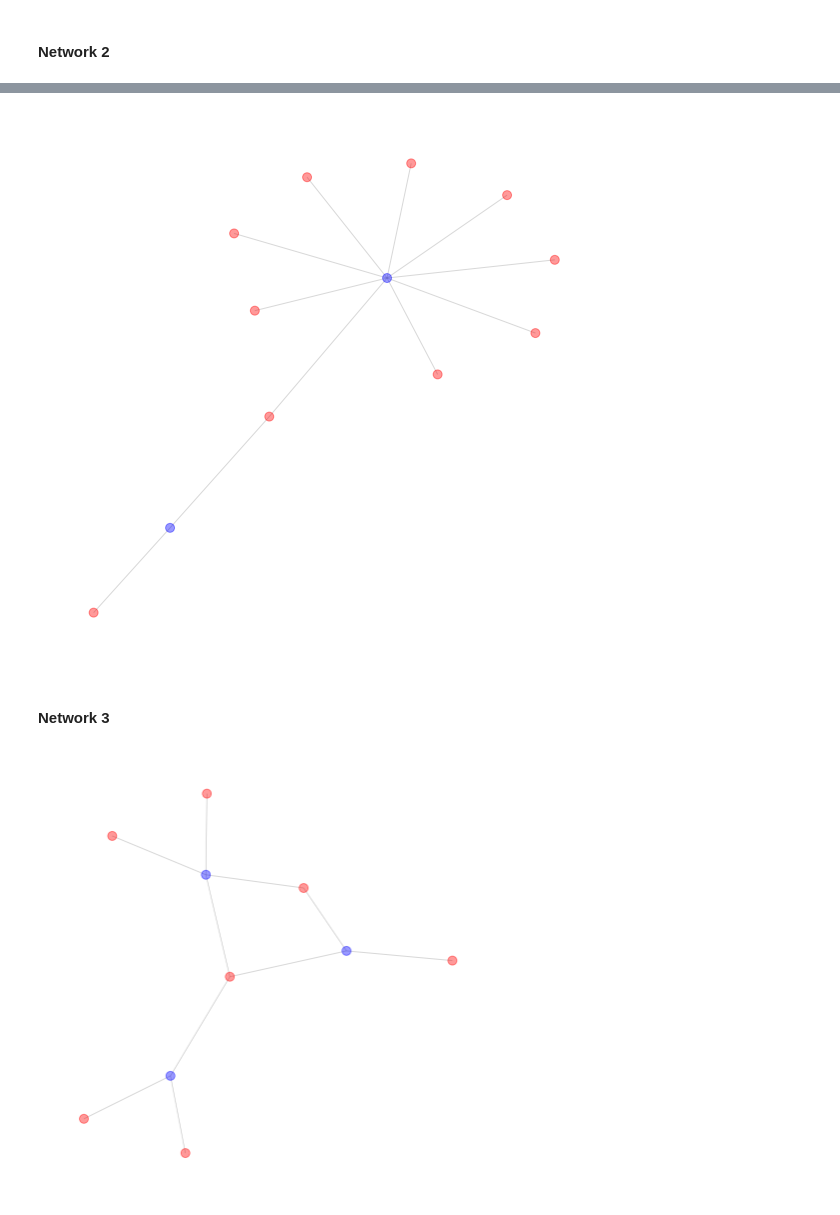
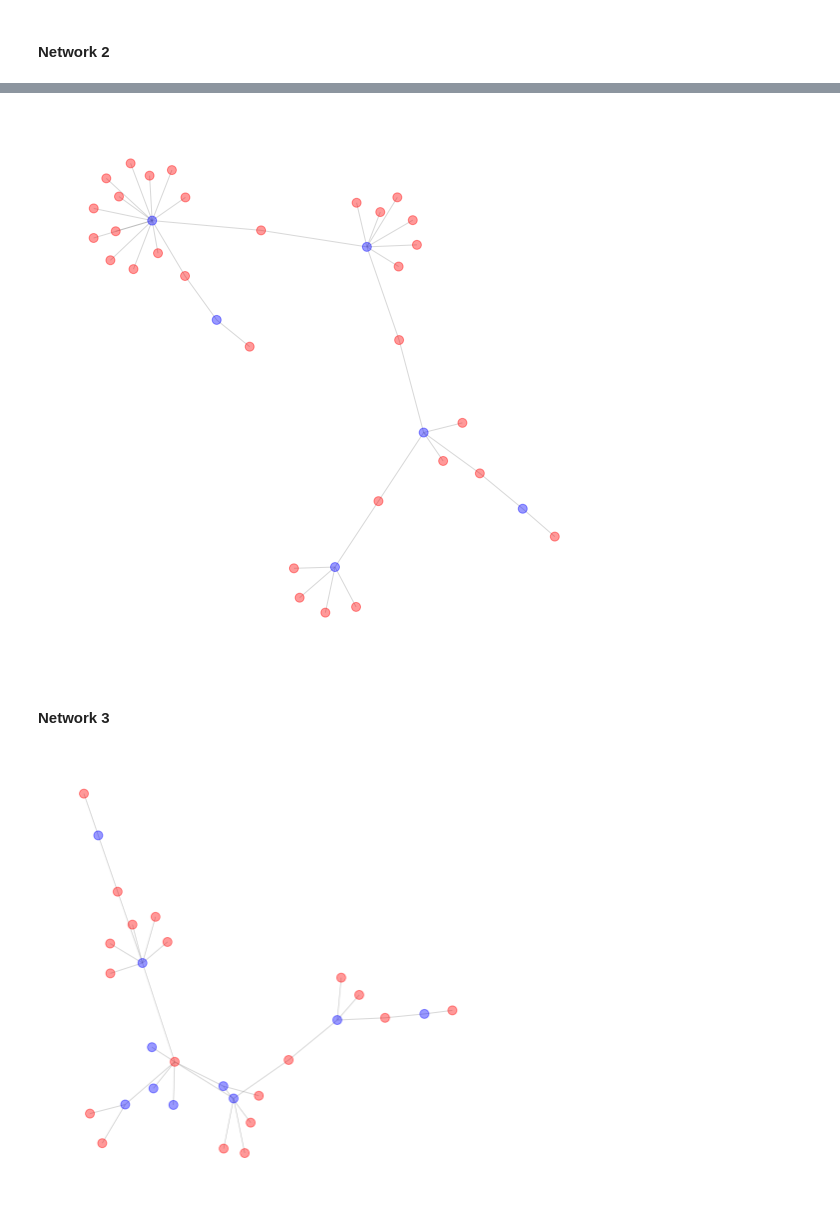
Before and after one commit to codersneha3012/airbnb, a Jupyter notebook: notebooks/usecase2.ipynb, the cells around one changed output, grey strips where cells are left out. Cells and saved outputs as stored; diff of their text form; code cells hidden in the pictures.

```diff
--- a/notebooks/usecase2.ipynb
+++ b/notebooks/usecase2.ipynb
@@ -89,6 +89,6 @@ df_reviews.loc[df_reviews['listing_id']==3518856]
 df = pd.merge(df_reviews, df_listing, how='inner', left_on = 'listing_id', right_on = 'id')
 # %%
 df.rename(columns={'id_x': 'id'}, inplace=True)
-df.drop('id_y', axis=1, inplace=True)
+df = df[['id', 'listing_id', 'reviewer_id', 'reviewer_name', 'host_id', 'host_name', 'date']]
 df.head()
 # %% [output]
@@ -368,5 +367,5 @@ plt.show()
 # %%
-network_2 = subset[subset.host_id.isin(components[20][1])]
+network_2 = subset[subset.host_id.isin(components[13][1])]
 
 # plot network with reviewers added back in
 G_net_2 = nx.Graph()
@@ -389,31 +388,31 @@ nx.draw_networkx_edges(G_net_2, pos, width=1, edge_color='grey', alpha=0.3)
 plt.axis("off")
 plt.show()
 # %% [output]
-[figure, old version]
+[figure, new version]
 # %% [markdown]
 #### Network 3
 # %%
-network_3 = subset[subset.host_id.isin(components[23][1])]
+network_3 = subset[subset.host_id.isin(components[18][1])]
 
 # plot network with reviewers added back in
 G_net_3 = nx.Graph()
 G_net_3.add_nodes_from(network_3.reviewer_id.unique(), bipartite=0)
 G_net_3.add_nodes_from(network_3.host_id.unique(), bipartite=1)
 G_net_3.add_edges_from(network_3[['reviewer_id', 'host_id']].values)
 
 # nodes
 reviewer_nodes = network_3.reviewer_id.unique()
 host_nodes = network_3.host_id.unique()
 labels = {node: labels_dict[node] for node in G_net_3.nodes}
 
 # create plot
 plt.figure(figsize=(8, 8))
 pos = nx.spring_layout(G_net_3, seed=1)
 nx.draw_networkx_nodes(G_net_3, pos, node_size=80, node_color=['red']*len(reviewer_nodes) +
         ['blue']*(len(host_nodes)), alpha=0.4)
 nx.draw_networkx_edges(G_net_3, pos, width=1, edge_color='grey', alpha=0.3)
 # nx.draw_networkx_labels(G_net_3, pos, labels=labels, font_size=11, font_family="sans-serif")
 plt.axis("off")
 plt.show()
 # %% [output]
-[figure, old version]
+[figure, new version]
```
Also changed, not shown: parts of 11 cells of this notebook, 1 other file.
